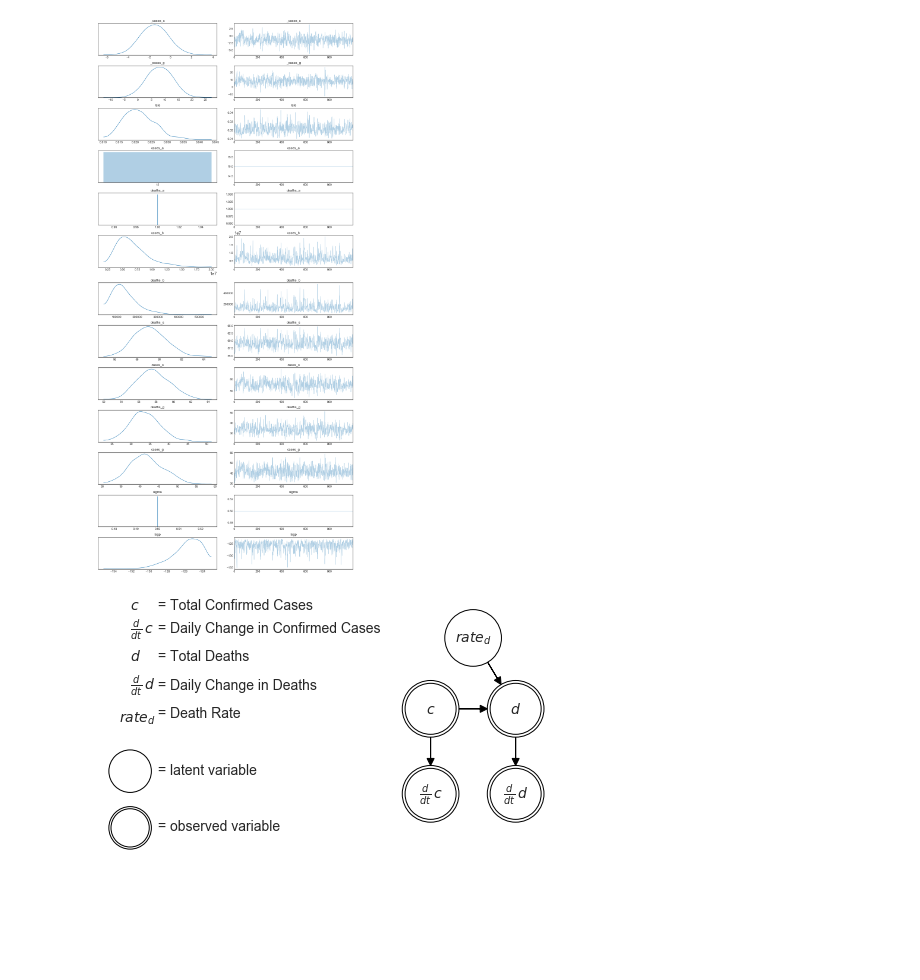
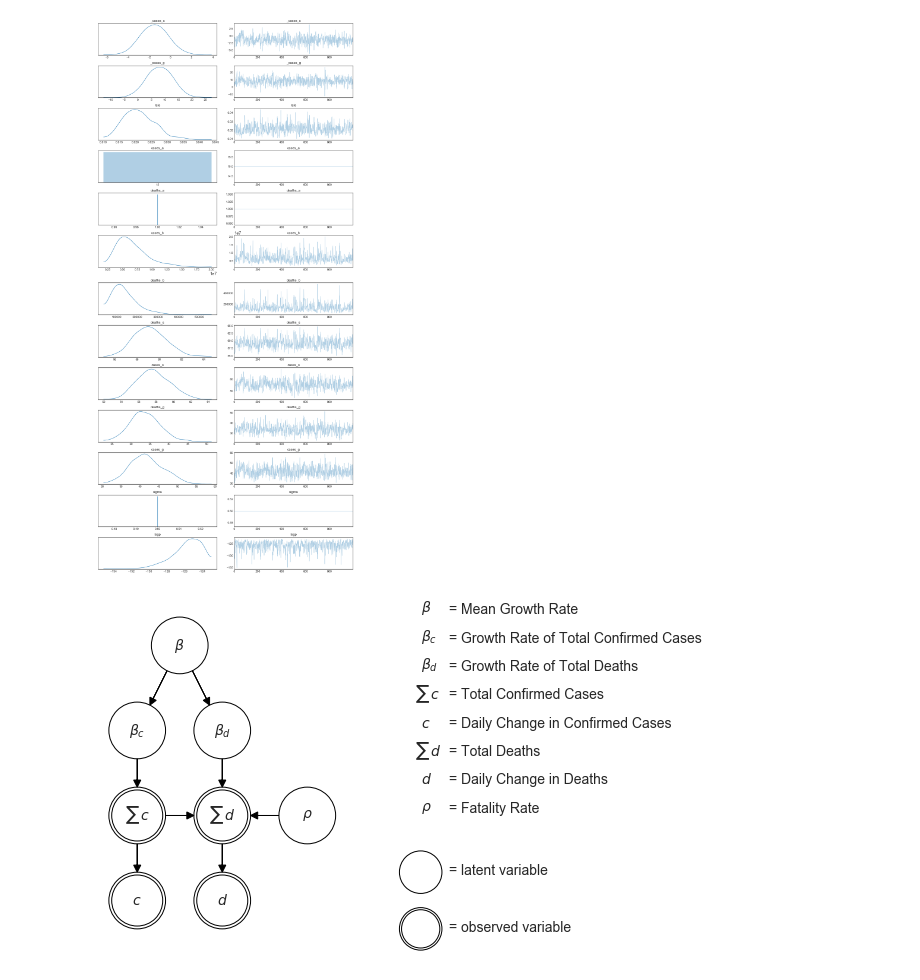
Before and after one commit to dsfulf/blog, a Jupyter notebook: covid19/covid19.ipynb, the cells around one changed output. Cells and saved outputs as stored; diff of their text form; code cells hidden in the pictures; blank space fills up the shorter version.

```diff
--- a/covid19/covid19.ipynb
+++ b/covid19/covid19.ipynb
@@ -709,47 +711,64 @@ plt.show()
 # %%
 pgm = daft.PGM()
 p_kw = {'scale': 2}
 c_kw = {}#{'plot_params': {'ec': 'blue'}}
 d_kw = {}#{'plot_params': {'ec': 'red'}}
 e_kw = {'plot_params': {'head_width': .25}}
 
-pgm.add_node('cases', r'$c$', x=0, y=0, **p_kw, **c_kw, alternate=True)
-pgm.add_node('d_cases', r'$\frac{d}{dt}\,c$', x=0, y=-1.5, **p_kw, **c_kw, alternate=True)
+pgm.add_node('growth', r'$\beta$', x=.75, y=3, **p_kw)
+pgm.add_node('c_growth', r'$\beta_c$', x=0, y=1.5, **p_kw)
+pgm.add_node('d_growth', r'$\beta_d$', x=1.5, y=1.5, **p_kw)
 
-pgm.add_node('deaths', r'$d$', x=1.5, y=0, **p_kw, **d_kw, alternate=True)
-pgm.add_node('d_deaths', r'$\frac{d}{dt}\,d$', x=1.5, y=-1.5, **p_kw, **d_kw, alternate=True)
+pgm.add_node('cases', r'$\sum\,c$', x=0, y=0, **p_kw, **c_kw, alternate=True)
+pgm.add_node('d_cases', r'$c$', x=0, y=-1.5, **p_kw, **c_kw, alternate=True)
 
-pgm.add_node('rate', r'$rate_{d}$', **p_kw, x=.75, y=1.25)
+pgm.add_node('deaths', r'$\sum\,d$', x=1.5, y=0, **p_kw, **d_kw, alternate=True)
+pgm.add_node('d_deaths', r'$d$', x=1.5, y=-1.5, **p_kw, **d_kw, alternate=True)
+
+pgm.add_node('rate', r'$\rho$', **p_kw, x=3, y=0)
+
+pgm.add_edge('growth', 'c_growth', **c_kw, **e_kw)
+pgm.add_edge('growth', 'd_growth', **c_kw, **e_kw)
+
+pgm.add_edge('c_growth', 'cases', **c_kw, **e_kw)
+pgm.add_edge('d_growth', 'deaths', **c_kw, **e_kw)
 
 pgm.add_edge('cases', 'd_cases', **c_kw, **e_kw)
 pgm.add_edge('deaths', 'd_deaths', **d_kw, **e_kw)
 pgm.add_edge('cases', 'deaths', **c_kw, **e_kw)
 pgm.add_edge('rate', 'deaths', **d_kw, **e_kw)
 
 # Legend
-x0 = -5
-y0 = -1.1
+x0 = 5.3
+y0 = -1
 pgm.add_node('latent', '', x0 - 0.3, y0, 1.5)
 pgm.add_text(x0 + 0.2, y0 - 0.1, '= latent variable')
 pgm.add_node('observed', '', x0 - 0.3, y0 - 1, 1.5, alternate=True)
 pgm.add_text(x0 + 0.2, y0 - 1.1, '= observed variable')
 
-x0 = -4.8
-y0 = 1.7
+x0 = 5.5
+y0 = 2.
 dx = -.5
 dy = -.5
 
-pgm.add_text(x0 + dx, y0 + 0 * dy, r'$c$')
+pgm.add_text(x0 + dx, y0 + -3 * dy, r'$\beta$')
+pgm.add_text(x0, y0 + -3 * dy, '= Mean Growth Rate')
+pgm.add_text(x0 + dx, y0 + -2 * dy, r'$\beta_c$')
+pgm.add_text(x0, y0 + -2 * dy, '= Growth Rate of Total Confirmed Cases')
+pgm.add_text(x0 + dx, y0 + -1 * dy, r'$\beta_d$')
+pgm.add_text(x0, y0 + -1 * dy, '= Growth Rate of Total Deaths')
+
+pgm.add_text(x0 + dx - .1, y0 + 0 * dy - .05, r'$\sum\,c$')
 pgm.add_text(x0, y0 + 0 * dy, '= Total Confirmed Cases')
-pgm.add_text(x0 + dx, y0 + 1 * dy, r'$\frac{d}{dt}\,c$')
-pgm.add_text(x0, y0 + 1 * dy + .1, '= Daily Change in Confirmed Cases')
-pgm.add_text(x0 + dx, y0 + 2 * dy + .1, r'$d$')
-pgm.add_text(x0, y0 + 2 * dy + .1, '= Total Deaths')
-pgm.add_text(x0 + dx, y0 + 3 * dy, r'$\frac{d}{dt}\,d$')
-pgm.add_text(x0, y0 + 3 * dy + .1, '= Daily Change in Deaths')
-pgm.add_text(x0 + dx - .2, y0 + 4 * dy, r'$rate_d$')
-pgm.add_text(x0, y0 + 4 * dy + .1, '= Death Rate')
+pgm.add_text(x0 + dx, y0 + 1 * dy, r'$c$')
+pgm.add_text(x0, y0 + 1 * dy, '= Daily Change in Confirmed Cases')
+pgm.add_text(x0 + dx - .1, y0 + 2 * dy - .05, r'$\sum\,d$')
+pgm.add_text(x0, y0 + 2 * dy, '= Total Deaths')
+pgm.add_text(x0 + dx, y0 + 3 * dy, r'$d$')
+pgm.add_text(x0, y0 + 3 * dy, '= Daily Change in Deaths')
+pgm.add_text(x0 + dx, y0 + 4 * dy, r'$\rho$')
+pgm.add_text(x0, y0 + 4 * dy, '= Fatality Rate')
 
 pgm.savefig('img/pgm.png', dpi=75, bbox_inches='tight')
 # %% [output]
-[figure, old version]
+[figure, new version]
```
Also changed, not shown: parts of 15 cells of this notebook, 5 other files.
